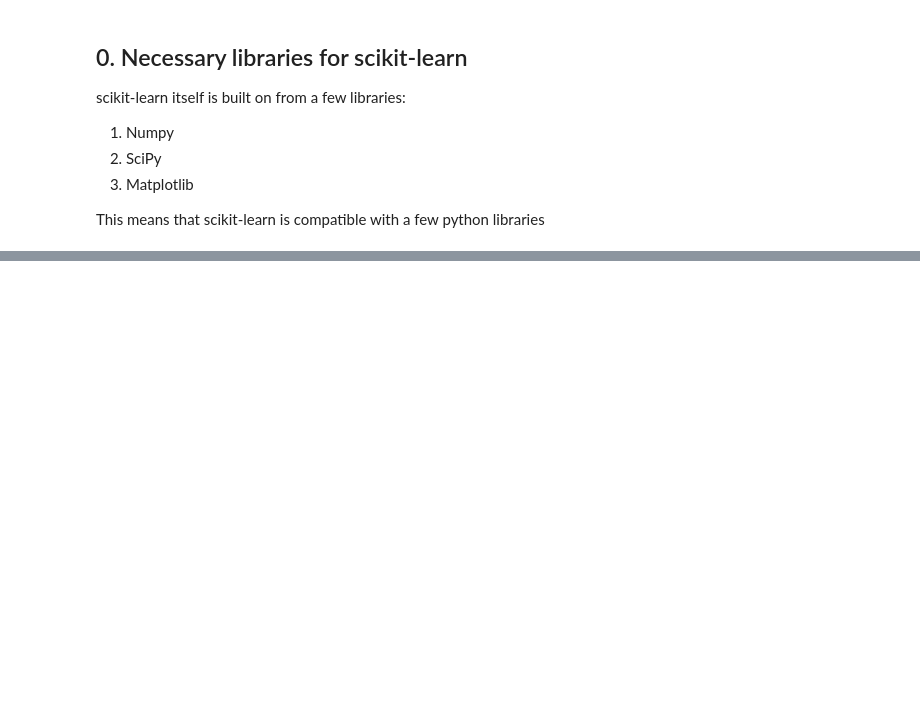
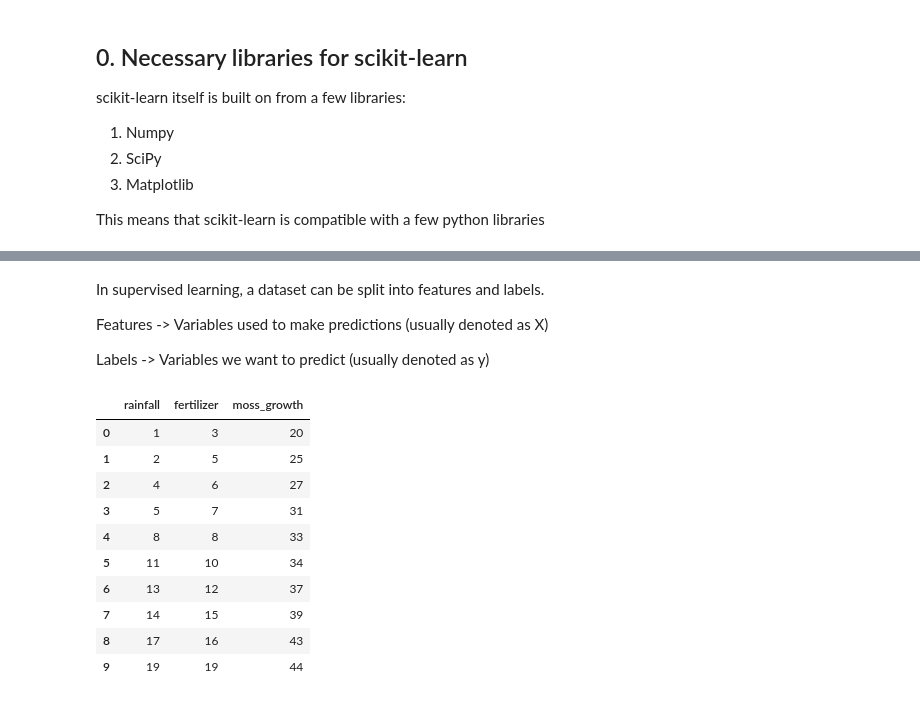
Before and after one commit to Animosius/ai-ml-projects-tools-and-experiments, a Jupyter notebook: foundational/scikit-learn/sc_learn.ipynb, the cells around one changed output, grey strips where cells are left out. Cells and saved outputs as stored; diff of their text form; code cells hidden in the pictures; blank space fills up the shorter version.

Commit message:
added sc-learn and midterm task

```diff
--- a/foundational/scikit-learn/sc_learn.ipynb
+++ b/foundational/scikit-learn/sc_learn.ipynb
@@ -64,0 +228,33 @@ for now we'll just use a synthetic dataset
+# %% [markdown]
+In supervised learning, a dataset can be split into features and labels.
+
+Features -> Variables used to make predictions (usually denoted as X)
+
+Labels -> Variables we want to predict (usually denoted as y)
+# %%
+# Let's make a dataset, let's use an agricultural themed dataset for simplicity
+
+import pandas as pd
+
+agri_data = {
+    "rainfall": [1, 2, 4, 5, 8, 11, 13, 14 , 17, 19],
+    "fertilizer": [3, 5, 6, 7, 8, 10, 12, 15, 16, 19],
+    "moss_growth": [20, 25, 27, 31, 33, 34, 37, 39, 43, 44]
+}
+
+df = pd.DataFrame(agri_data) # Now we turn the data into a pandas dataframe file format
+# %%
+# Check data
+df
+# %% [output]
+|  | rainfall | fertilizer | moss_growth |
+| 0 | 1 | 3 | 20 |
+| 1 | 2 | 5 | 25 |
+| 2 | 4 | 6 | 27 |
+| 3 | 5 | 7 | 31 |
+| 4 | 8 | 8 | 33 |
+| 5 | 11 | 10 | 34 |
+| 6 | 13 | 12 | 37 |
+| 7 | 14 | 15 | 39 |
+| 8 | 17 | 16 | 43 |
+| 9 | 19 | 19 | 44 |
```
Also changed, not shown: parts of 54 cells of this notebook, 2 other files.
